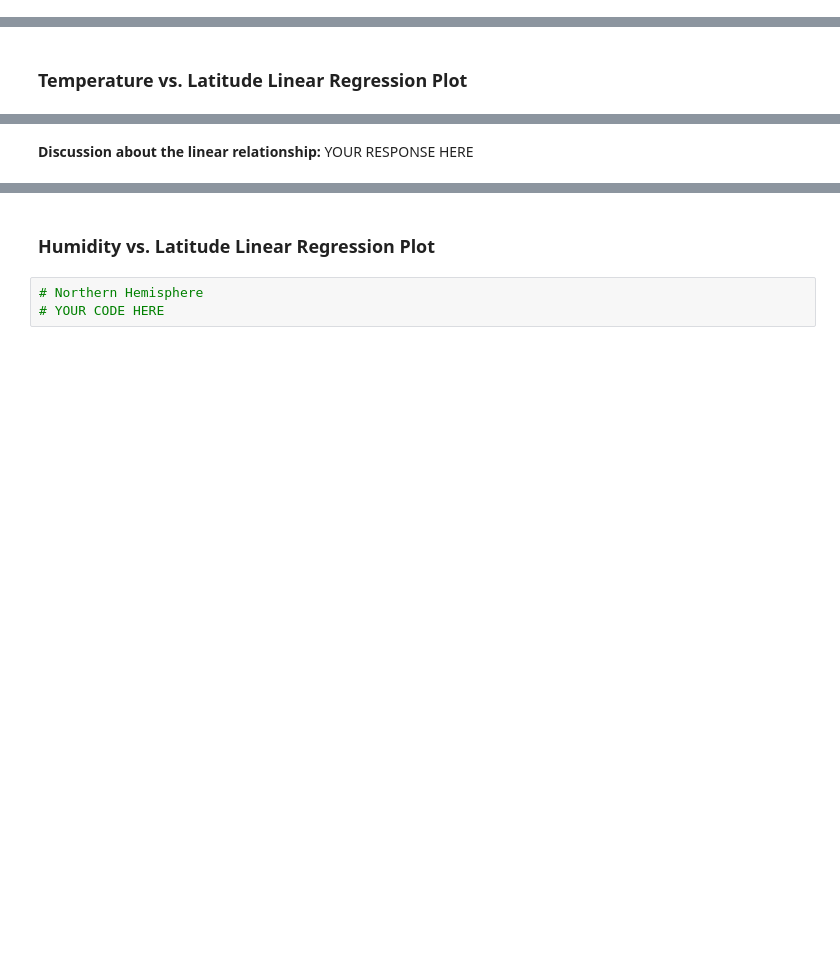
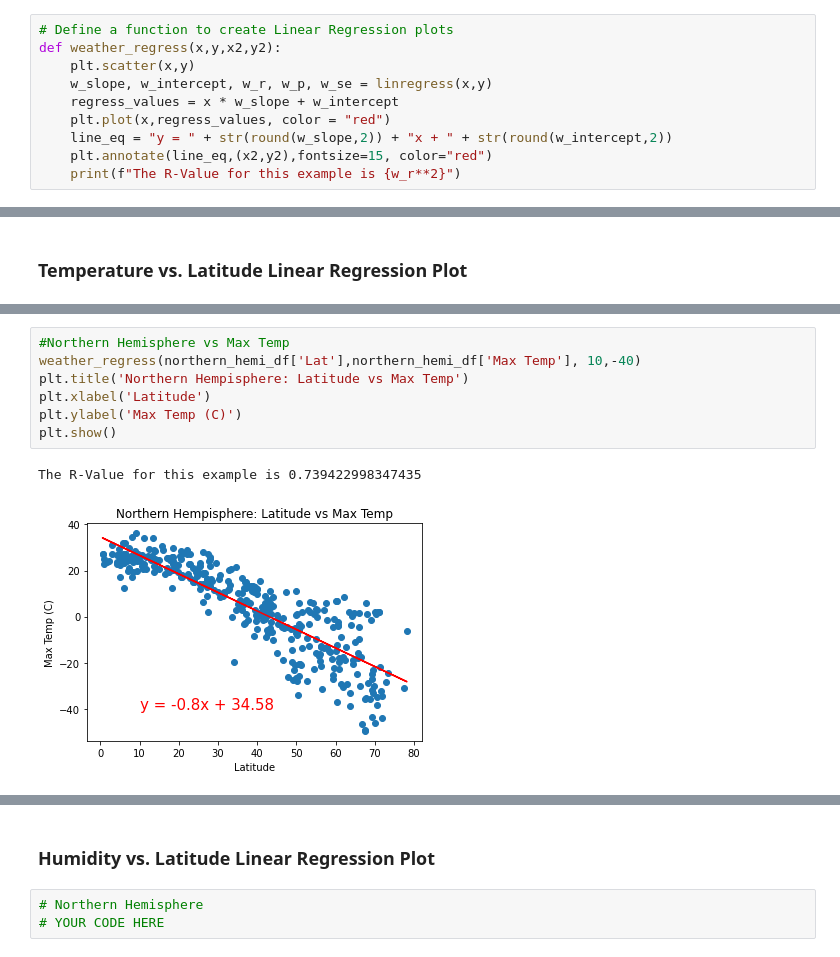
Before and after one commit to EJPer/API-Challenge, a Jupyter notebook: WeatherPy/WeatherPy.ipynb, the cells around one changed output, grey strips where cells are left out. Saved outputs shown, nothing was run; the diff lists cells and outputs as text; blank space fills up the shorter version.

```diff
--- a/WeatherPy/WeatherPy.ipynb
+++ b/WeatherPy/WeatherPy.ipynb
@@ -274,2 +270,12 @@ NameError: name 'x_values' is not defined
+# %%
+# Define a function to create Linear Regression plots
+def weather_regress(x,y,x2,y2):
+    plt.scatter(x,y)
+    w_slope, w_intercept, w_r, w_p, w_se = linregress(x,y)
+    regress_values = x * w_slope + w_intercept
+    plt.plot(x,regress_values, color = "red")
+    line_eq = "y = " + str(round(w_slope,2)) + "x + " + str(round(w_intercept,2))
+    plt.annotate(line_eq,(x2,y2),fontsize=15, color="red")
+    print(f"The R-Value for this example is {w_r**2}")
 # %%
 # Create a DataFrame with the Northern Hemisphere data (Latitude >= 0)
@@ -316,2 +310,10 @@ The r-value is: 0.4121057168607245
-# %% [markdown]
-**Discussion about the linear relationship:** YOUR RESPONSE HERE
+# %%
+#Northern Hemisphere vs Max Temp
+weather_regress(northern_hemi_df['Lat'],northern_hemi_df['Max Temp'], 10,-40)
+plt.title('Northern Hempisphere: Latitude vs Max Temp')
+plt.xlabel('Latitude')
+plt.ylabel('Max Temp (C)')
+plt.show()
+# %% [output]
+The R-Value for this example is 0.739422998347435
+[figure, added]
```
Also changed, not shown: parts of 22 cells of this notebook, 5 other files.
